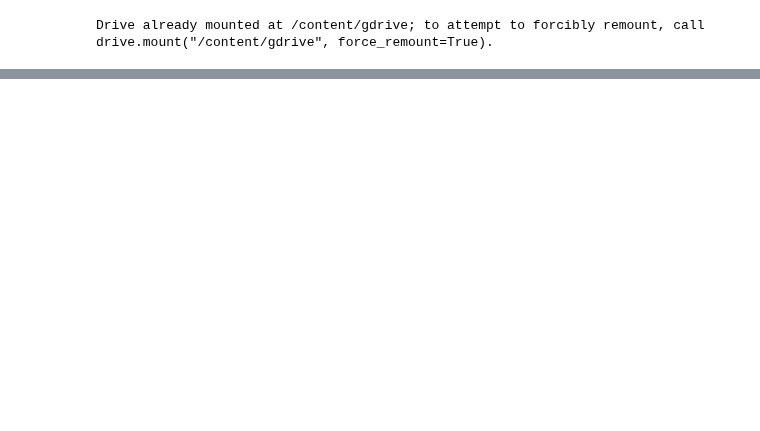
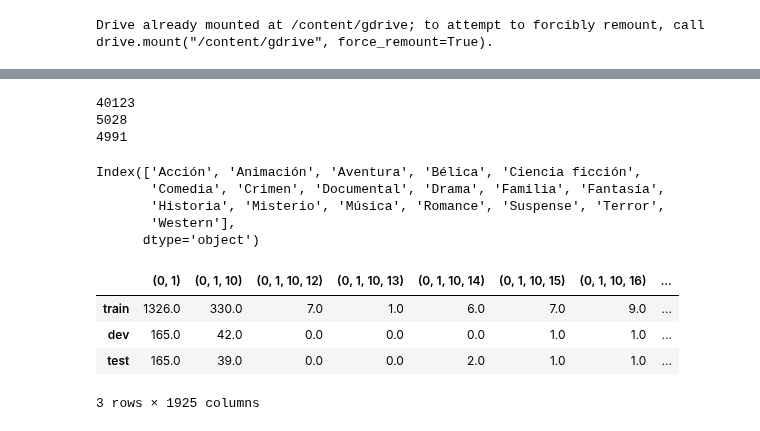
Before and after one commit to Jaimemorillo/ShouldIwatchThisMovie, a Jupyter notebook: bert_movies_1.ipynb, the cells around one changed output, grey strips where cells are left out. Cells and saved outputs as stored; diff of their text form; code cells hidden in the pictures; blank space fills up the shorter version.

```diff
--- a/bert_movies_1.ipynb
+++ b/bert_movies_1.ipynb
@@ -166,3 +223,9 @@ df = df.iloc[:,:-1]
+# %%
+# Create datasets (Only take up to max_seq_length words for memory)
+X = df['overview'].tolist()
+X = [' '.join(t.split()[0:max_seq_length]) for t in X]
+X = np.array(X, dtype=object)[:, np.newaxis]
+y = df.iloc[:,-18:].values
 # %%
 from sklearn.model_selection import train_test_split
 
@@ -189,0 +233,12 @@ test_labels_ok = test_df.iloc[:,-18:].values
+# %%
+from skmultilearn.model_selection import IterativeStratification
+
+def iterative_train_test_split(X, y, test_size):
+
+    stratifier = IterativeStratification(n_splits=2, order=4, sample_distribution_per_fold=[test_size, 1.0-test_size])
+    train_indexes, test_indexes = next(stratifier.split(X, y))
+
+    X_train, y_train = X[train_indexes], y[train_indexes, :]
+    X_test, y_test = X[test_indexes], y[test_indexes, :]
+
+    return X_train, X_test, y_train, y_test
@@ -189,0 +249,37 @@ test_labels_ok = test_df.iloc[:,-18:].values
+# %%
+print(len(X_train))
+print(len(X_dev))
+print(len(X_test))
+# %% [output]
+40123
+5028
+4991
+# %%
+labels_list = df.columns[-18:]
+print(labels_list)
+# %% [output]
+Index(['Acción', 'Animación', 'Aventura', 'Bélica', 'Ciencia ficción',
+       'Comedia', 'Crimen', 'Documental', 'Drama', 'Familia', 'Fantasía',
+       'Historia', 'Misterio', 'Música', 'Romance', 'Suspense', 'Terror',
+       'Western'],
+      dtype='object')
+# %%
+def unique_tuple(my_tuple):
+
+  return tuple(set(my_tuple))
+# %%
+from collections import Counter
+from skmultilearn.model_selection.measures import get_combination_wise_output_matrix
+
+
+pd.DataFrame({
+    'train': Counter(str(unique_tuple(combination)) for row in get_combination_wise_output_matrix(y_train, order=4) for combination in row),
+    'dev': Counter(str(unique_tuple(combination)) for row in get_combination_wise_output_matrix(y_dev, order=4) for combination in row),
+    'test' : Counter(str(unique_tuple(combination)) for row in get_combination_wise_output_matrix(y_test, order=4) for combination in row)
+}).T.fillna(0.0)
+# %% [output]
+|  | (0, 1) | (0, 1, 10) | (0, 1, 10, 12) | (0, 1, 10, 13) | (0, 1, 10, 14) | (0, 1, 10, 15) | (0, 1, 10, 16) | ... |
+| train | 1326.0 | 330.0 | 7.0 | 1.0 | 6.0 | 7.0 | 9.0 | ... |
+| dev | 165.0 | 42.0 | 0.0 | 0.0 | 0.0 | 1.0 | 1.0 | ... |
+| test | 165.0 | 39.0 | 0.0 | 0.0 | 2.0 | 1.0 | 1.0 | ... |
+3 rows × 1925 columns
```
Also changed, not shown: parts of 35 cells of this notebook.
